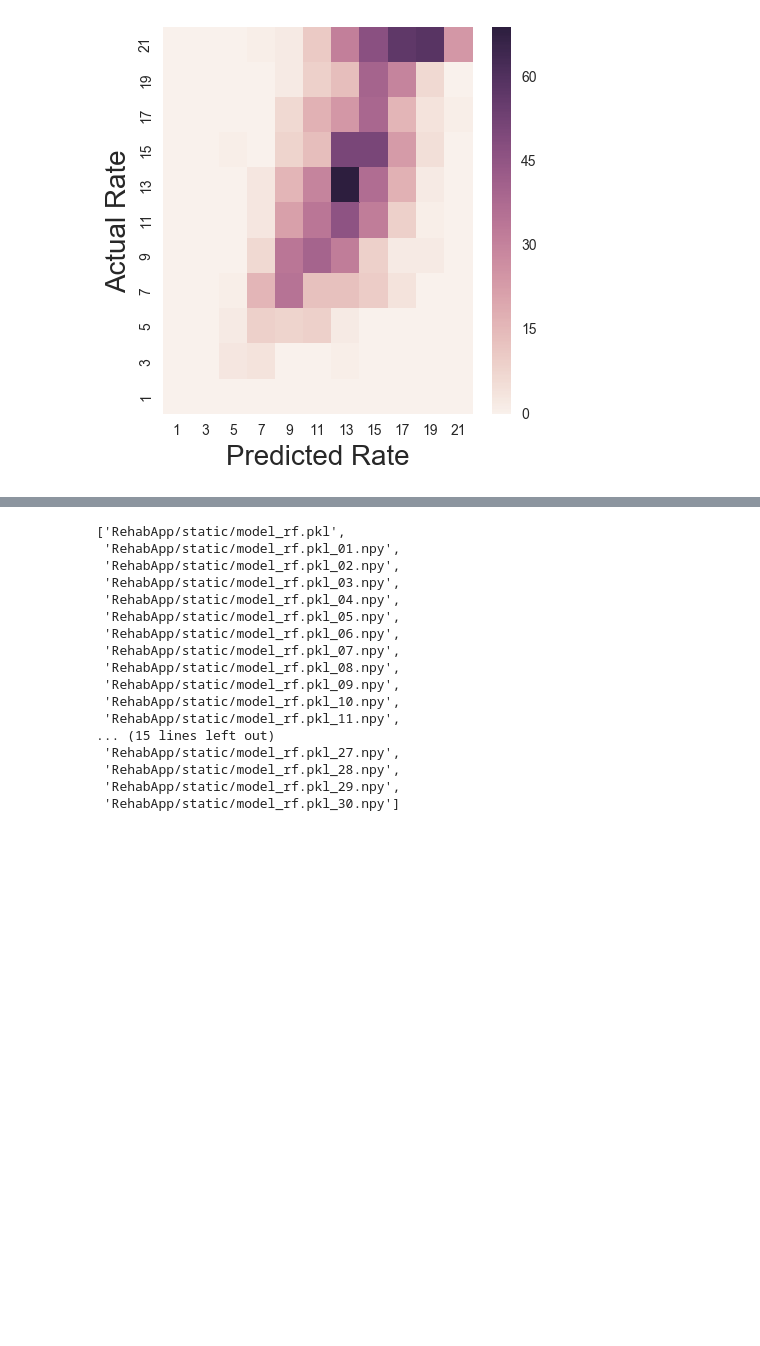
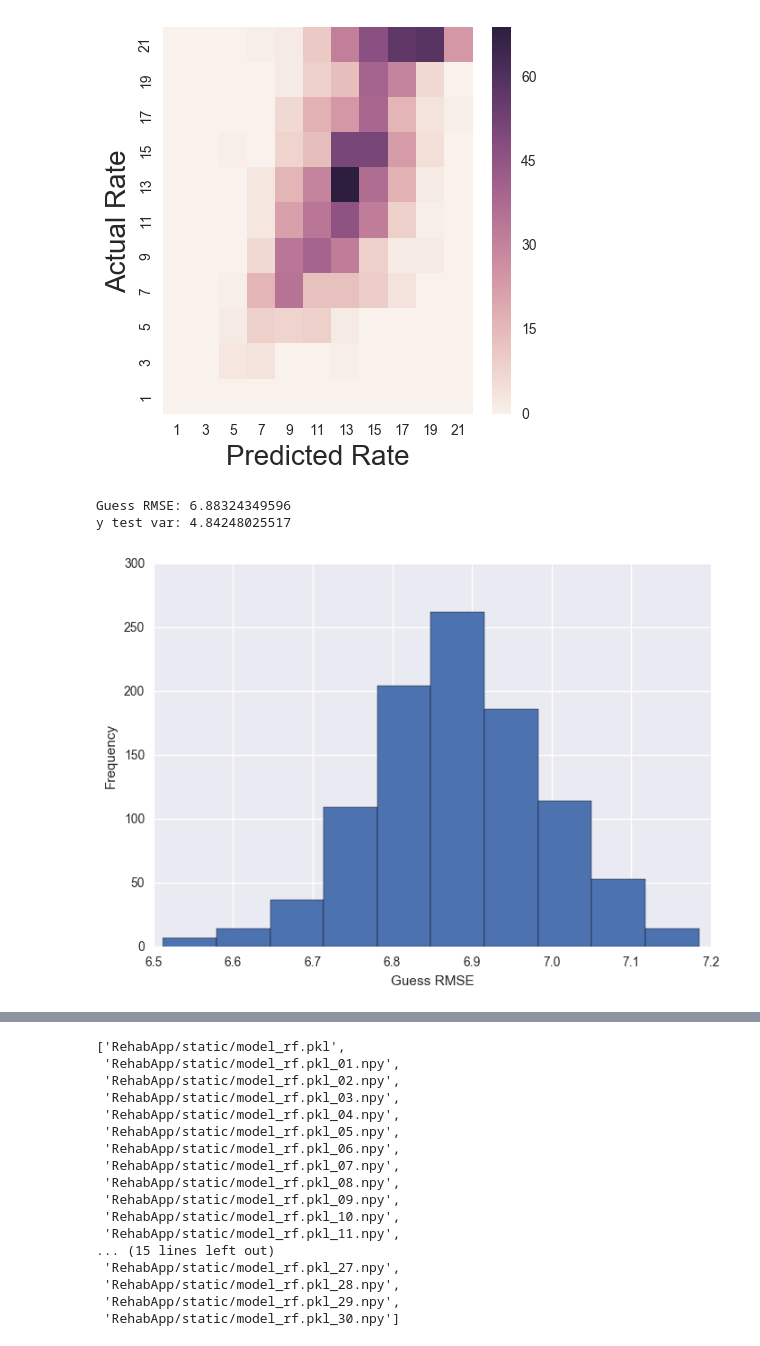
Before and after one commit to gkafka/Rehab4Rehab, a Jupyter notebook: RehabModel.ipynb, the cells around one changed output, grey strips where cells are left out. Cells and saved outputs as stored; diff of their text form; code cells hidden in the pictures; blank space fills up the shorter version.

Commit message:
Add text to model performance print statements, add 'baseline' model randomly guessing answer.

```diff
--- a/RehabModel.ipynb
+++ b/RehabModel.ipynb
@@ -131,18 +131,19 @@ x_test  = x_test[cols_to_use];
 #ss.transform(x_test);
 # %%
 lr = linear_model.LinearRegression();
-lr.fit(x_train[cols_to_use], y_train);
+lr.fit(x_train, y_train);
 print lr.coef_;
-print lr.score(x_train[cols_to_use], y_train);
+print 'LR R^2 (train): {0}'.format(lr.score(x_train, y_train));
 
 pred_train = lr.predict(x_train[cols_to_use]);
 pred_test = lr.predict(x_test[cols_to_use]);
 
 bins = np.linspace(0,20,11);
 bins = np.append(bins, 100);
-digitized = 2*np.digitize(pred_test, bins)-1
-print np.sqrt(metrics.mean_squared_error(y_test, digitized))
-print np.sqrt(np.var(y_test))
+digitized = 2*np.digitize(pred_test, bins)-1;
+print 'LR R^2 (test): {0}'.format(lr.score(x_test, y_test));
+print 'LR RMSE: {0}'.format(np.sqrt(metrics.mean_squared_error(y_test, digitized)));
+print 'y test var: {0}'.format(np.sqrt(np.var(y_test)));
 # %% [output]
 [  1.44807071e-05   1.14719368e+00   5.18773692e-04  -3.80651652e-06
    1.65492749e-02]
@@ -189,8 +191,9 @@ plt.savefig('Fit_LR_Test.png')
 [figure]
 # %%
 rf = ensemble.RandomForestRegressor();
-rf.fit(x_train[cols_to_use], y_train);
+rf.fit(x_train, y_train);
 print rf.feature_importances_;
+print 'RF R^2 (train): {0}'.format(rf.score(x_train, y_train));
 
 pred_train = rf.predict(x_train[cols_to_use]);
 pred_test = rf.predict(x_test[cols_to_use]);
@@ -198,6 +201,7 @@ pred_test = rf.predict(x_test[cols_to_use]);
 bins = np.linspace(0,20,11);
 bins = np.append(bins, 100);
 digitized = 2*np.digitize(pred_test, bins)-1
-print np.sqrt(metrics.mean_squared_error(y_test, digitized))
-print np.sqrt(np.var(y_test))
+print 'RF R^2 (test): {0}'.format(rf.score(x_test, y_test));
+print 'RF RMSE: {0}'.format(np.sqrt(metrics.mean_squared_error(y_test, digitized)));
+print 'y test var: {0}'.format(np.sqrt(np.var(y_test)));
 # %% [output]
@@ -242,6 +248,25 @@ ax.yaxis.label.set_fontsize(20);
 plt.savefig('Fit_RF_Test.png')
 # %% [output]
 [figure]
+# %%
+guess_rmse = [];
+bins = np.linspace(0,20,11);
+bins = np.append(bins, 100);
+
+for i in xrange(1000):
+    guess = np.random.choice(y_train, len(y_test), replace=True);
+    digitized = 2*np.digitize(guess, bins)-1;
+    guess_rmse.append(np.sqrt(metrics.mean_squared_error(y_test, digitized)));
+print 'Guess RMSE: {0}'.format(np.mean(guess_rmse));
+print 'y test var: {0}'.format(np.sqrt(np.var(y_test)));
+
+plt.hist(guess_rmse);
+plt.xlabel('Guess RMSE');
+plt.ylabel('Frequency');
+# %% [output]
+Guess RMSE: 6.88324349596
+y test var: 4.84248025517
+[figure, added]
 # %%
 df_trim['pred_diff'] = df_trim['death_rate_category_median'].values - rf.predict(df_trim[cols_to_use])
 df_trim.head()
```
Also changed, not shown: parts of 2 cells of this notebook.
